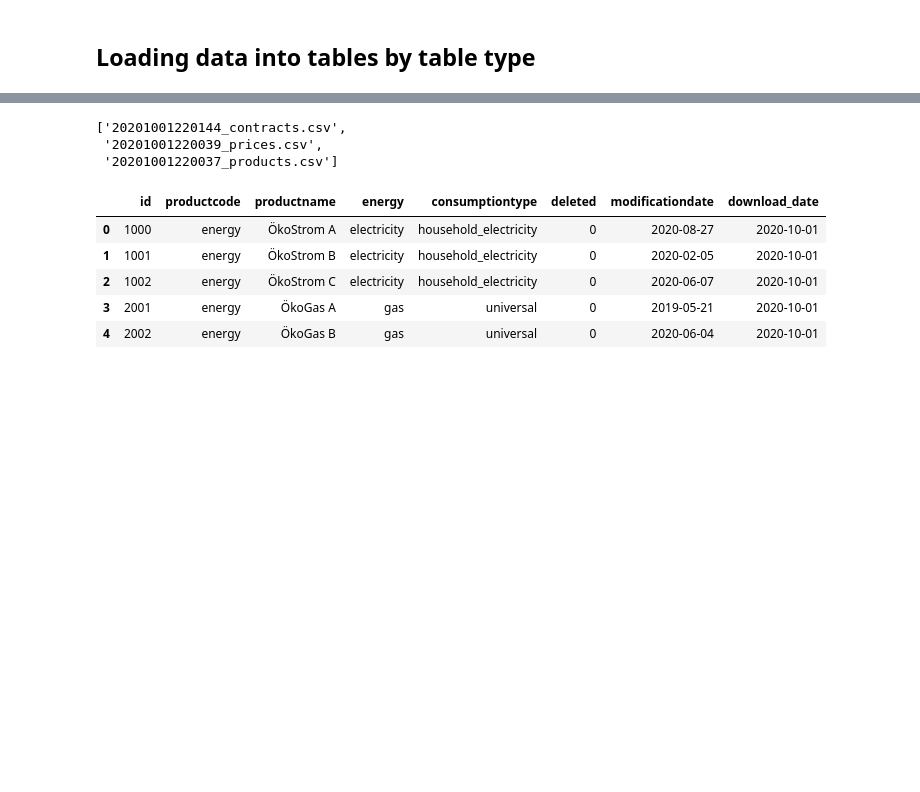
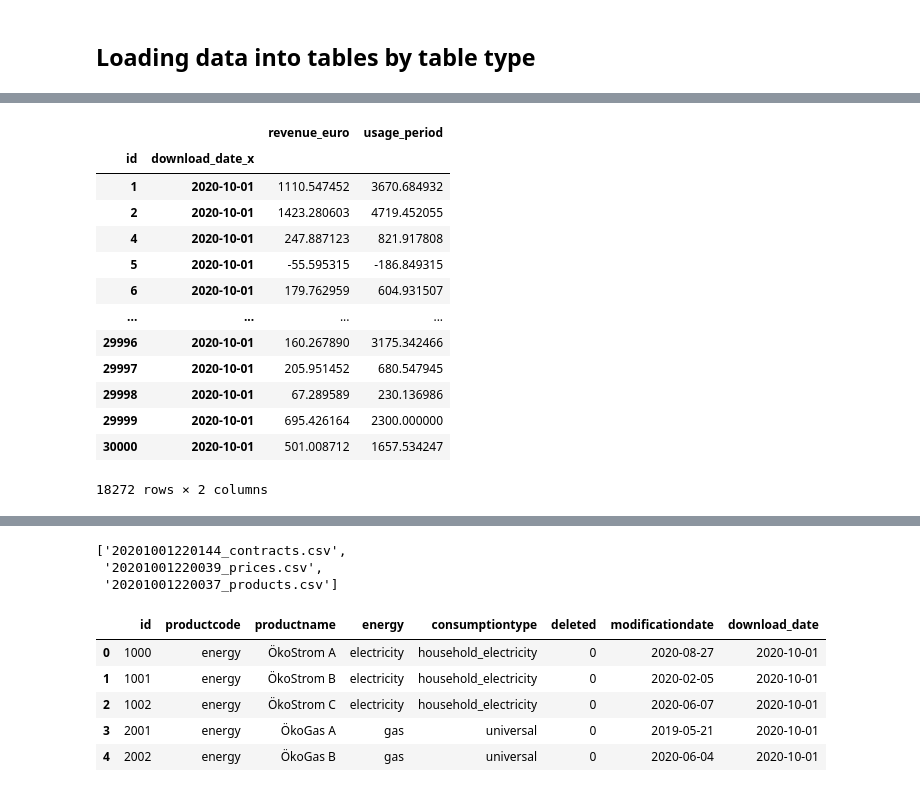
Before and after one commit to rpnorth/LichtBlick_Case_Study, a Jupyter notebook: 2_Create_new_table.ipynb, the cells around one changed output, grey strips where cells are left out. Saved outputs shown, nothing was run; the diff lists cells and outputs as text; code cells hidden in the pictures; blank space fills up the shorter version.

```diff
--- a/2_Create_new_table.ipynb
+++ b/2_Create_new_table.ipynb
@@ -88,0 +312,19 @@ d_2020_10.download_date
+# %%
+d_2020_10.df_final.groupby(['id','download_date_x'])[['revenue_euro', 'usage_period']].sum()
+
+# d_2020_10.df_final.groupby('id').agg({'B': ['min', 'max'], 'C': 'sum'})
+# %% [output]
+|  |  | revenue_euro | usage_period |
+| id | download_date_x |  |  |
+| 1 | 2020-10-01 | 1110.547452 | 3670.684932 |
+| 2 | 2020-10-01 | 1423.280603 | 4719.452055 |
+| 4 | 2020-10-01 | 247.887123 | 821.917808 |
+| 5 | 2020-10-01 | -55.595315 | -186.849315 |
+| 6 | 2020-10-01 | 179.762959 | 604.931507 |
+| ... | ... | ... | ... |
+| 29996 | 2020-10-01 | 160.267890 | 3175.342466 |
+| 29997 | 2020-10-01 | 205.951452 | 680.547945 |
+| 29998 | 2020-10-01 | 67.289589 | 230.136986 |
+| 29999 | 2020-10-01 | 695.426164 | 2300.000000 |
+| 30000 | 2020-10-01 | 501.008712 | 1657.534247 |
+18272 rows × 2 columns
```
Also changed, not shown: parts of 10 cells of this notebook.
